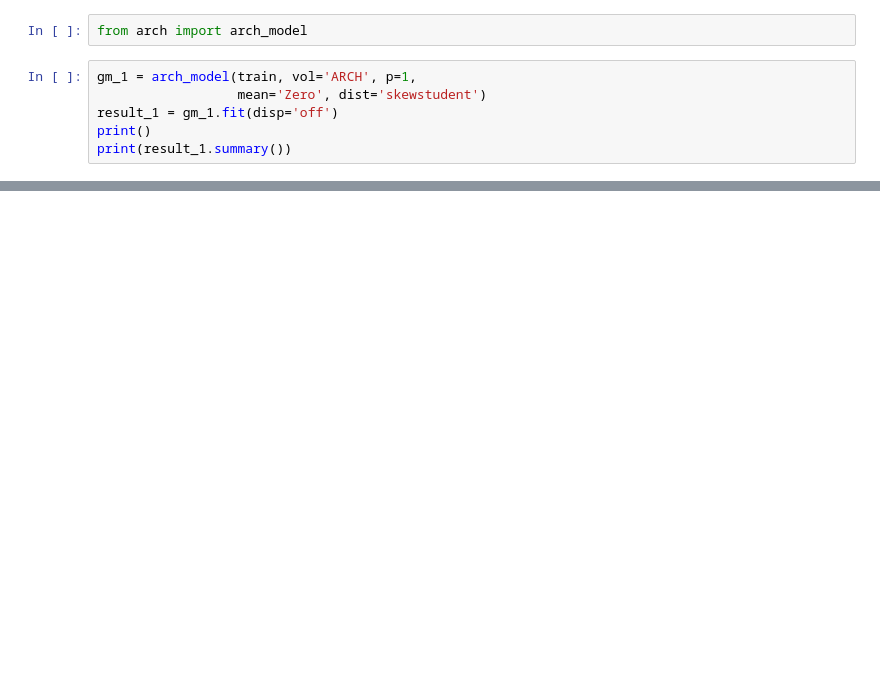
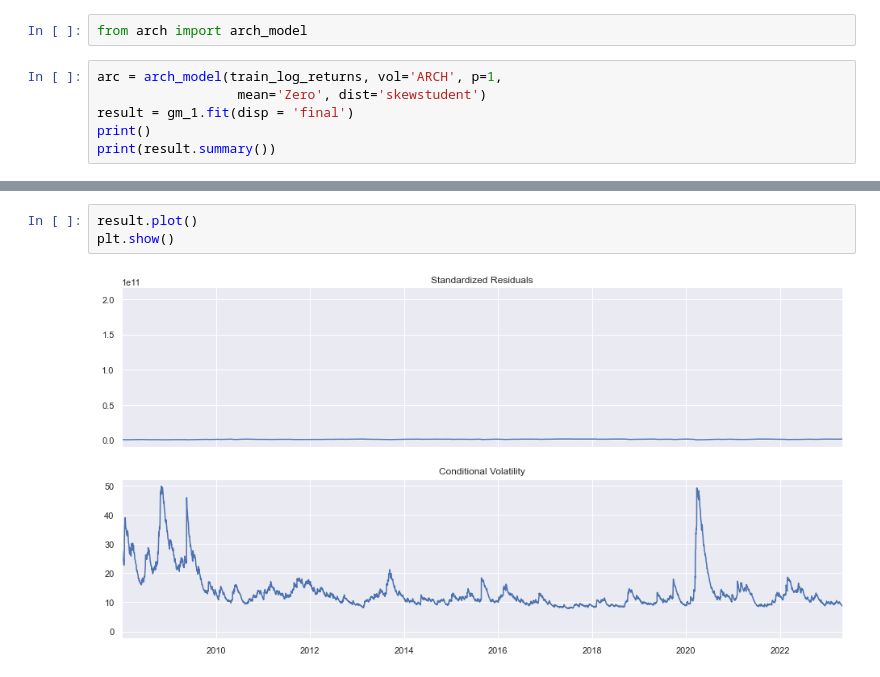
Before and after one commit to AkshayPethe/Nifty_Analysis, a Jupyter notebook: Time Series Predictions.ipynb, the cells around one changed output, grey strips where cells are left out. Cells and saved outputs as stored; diff of their text form; blank space fills up the shorter version.

```diff
--- a/Time Series Predictions.ipynb
+++ b/Time Series Predictions.ipynb
@@ -247,9 +248,9 @@ NaN values found at indices: DatetimeIndex([], dtype='datetime64[ns]', name='Dat
 # %%
 from arch import arch_model
 # %%
-gm_1 = arch_model(train, vol='ARCH', p=1,
+arc = arch_model(train_log_returns, vol='ARCH', p=1,
                   mean='Zero', dist='skewstudent')
-result_1 = gm_1.fit(disp='off')
+result = gm_1.fit(disp = 'final')
 print()
-print(result_1.summary())
+print(result.summary())
 # %% [output]
@@ -370,0 +320,5 @@ See scipy.optimize.fmin_slsqp for code meaning.
+# %%
+result.plot()
+plt.show()
+# %% [output]
+[figure, added]
```
Also changed, not shown: parts of 18 cells of this notebook, 2 other files.
